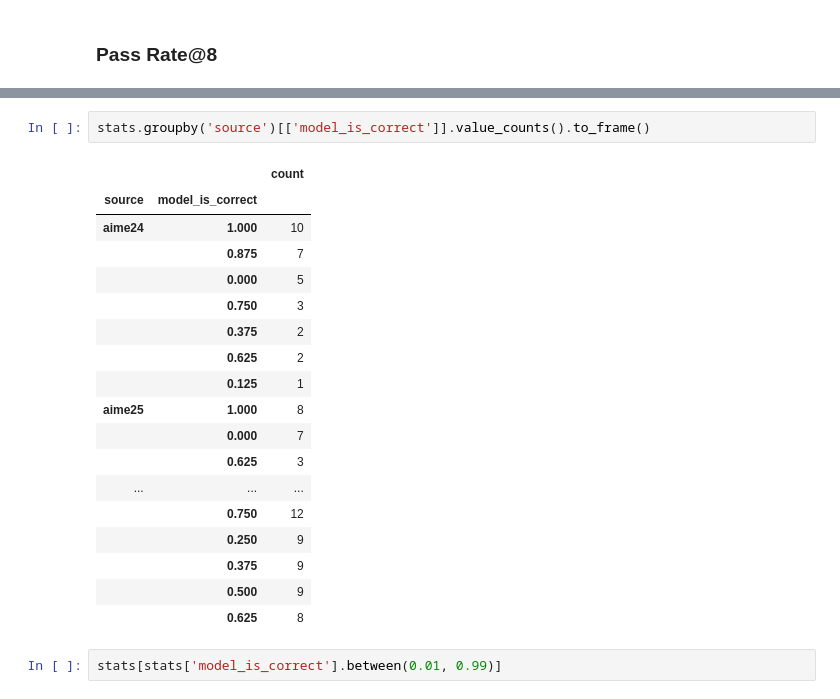
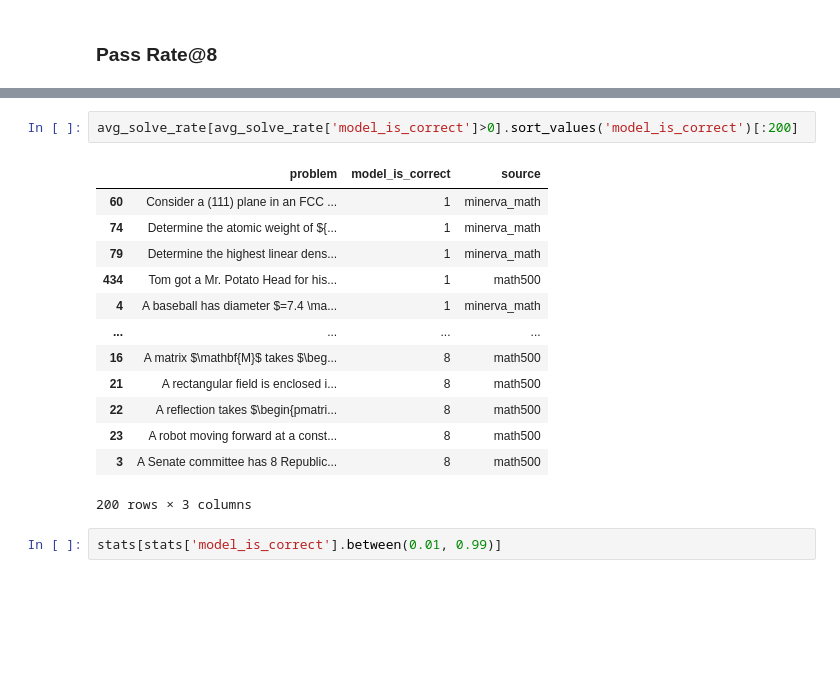
Before and after one commit to Aochong-Li/perturb-r, a Jupyter notebook: notebook/math/benchmark_eval.ipynb, the cells around one changed output, grey strips where cells are left out. Drawn from its saved outputs; the diff is of its cells as text; blank space fills up the shorter version.

```diff
--- a/notebook/math/benchmark_eval.ipynb
+++ b/notebook/math/benchmark_eval.ipynb
@@ -139,24 +106,19 @@ stats[stats['model_is_correct'].between(1.5,7.5)]
-# %%
-stats.groupby('source')[['model_is_correct']].value_counts().to_frame()
-# %% [output]
-|  |  | count |
-| source | model_is_correct |  |
-| aime24 | 1.000 | 10 |
-|  | 0.875 | 7 |
-|  | 0.000 | 5 |
-|  | 0.750 | 3 |
-|  | 0.375 | 2 |
-|  | 0.625 | 2 |
-|  | 0.125 | 1 |
-| aime25 | 1.000 | 8 |
-|  | 0.000 | 7 |
-|  | 0.625 | 3 |
-| ... | ... | ... |
-|  | 0.750 | 12 |
-|  | 0.250 | 9 |
-|  | 0.375 | 9 |
-|  | 0.500 | 9 |
-|  | 0.625 | 8 |
+# %%
+avg_solve_rate[avg_solve_rate['model_is_correct']>0].sort_values('model_is_correct')[:200]
+# %% [output]
+|  | problem | model_is_correct | source |
+| 60 | Consider a (111) plane in an FCC ... | 1 | minerva_math |
+| 74 | Determine the atomic weight of ${... | 1 | minerva_math |
+| 79 | Determine the highest linear dens... | 1 | minerva_math |
+| 434 | Tom got a Mr. Potato Head for his... | 1 | math500 |
+| 4 | A baseball has diameter $=7.4 \ma... | 1 | minerva_math |
+| ... | ... | ... | ... |
+| 16 | A matrix $\mathbf{M}$ takes $\beg... | 8 | math500 |
+| 21 | A rectangular field is enclosed i... | 8 | math500 |
+| 22 | A reflection takes $\begin{pmatri... | 8 | math500 |
+| 23 | A robot moving forward at a const... | 8 | math500 |
+| 3 | A Senate committee has 8 Republic... | 8 | math500 |
+200 rows × 3 columns
 # %%
 stats[stats['model_is_correct'].between(0.01, 0.99)]
 # %% [output]
```
Also changed, not shown: parts of 43 cells of this notebook, 13 other files.
